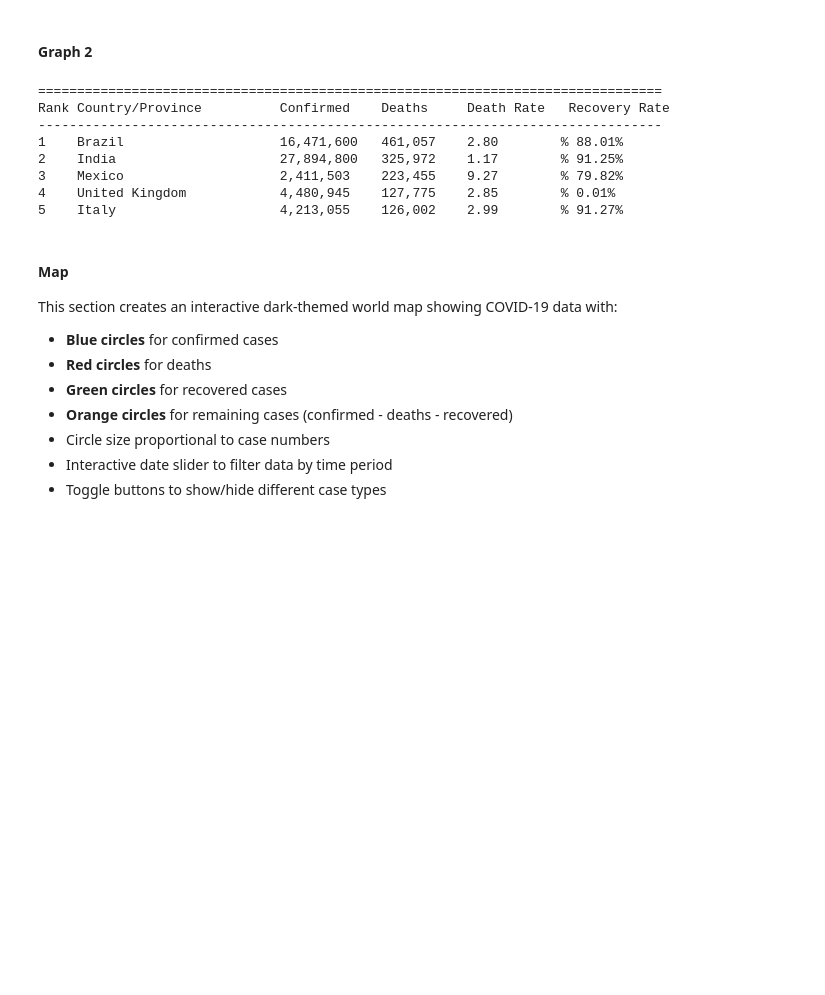
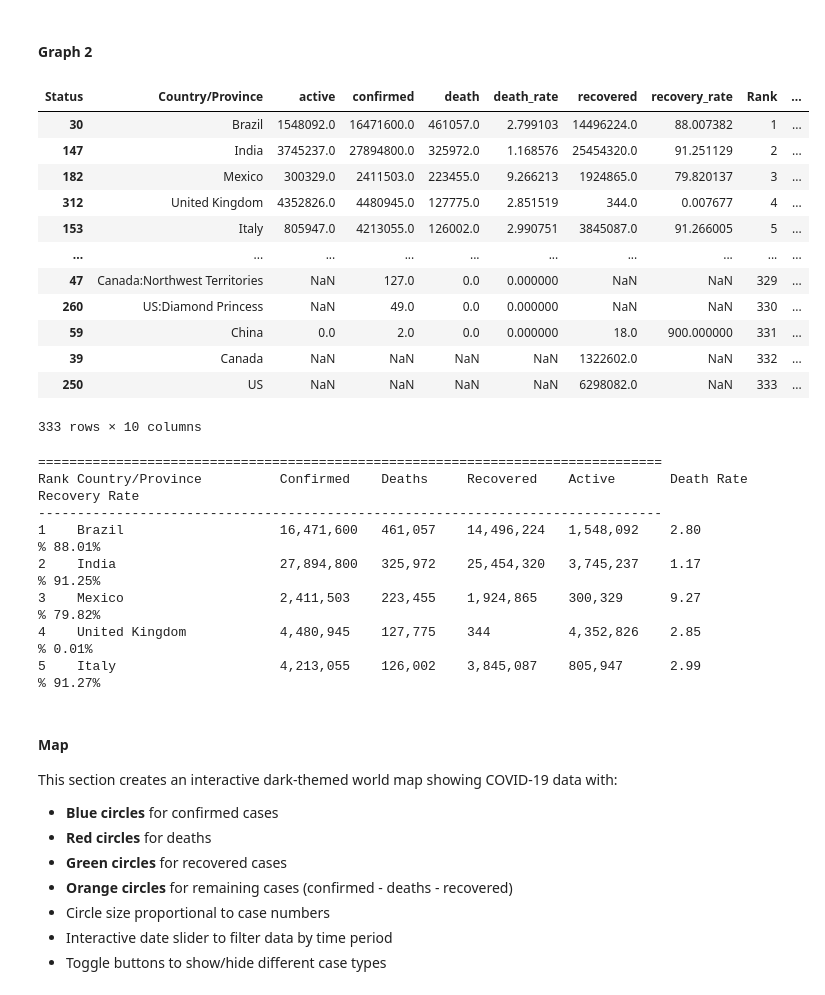
Before and after one commit to Papagiannopoulos/CoVid19-global-dashboard, a Jupyter notebook: Programs/data_cleaning.ipynb, the cells around one changed output. Cells and saved outputs as stored; diff of their text form; code cells hidden in the pictures; blank space fills up the shorter version.

```diff
--- a/Programs/data_cleaning.ipynb
+++ b/Programs/data_cleaning.ipynb
@@ -538,6 +531,22 @@ f"• Death rate: {d['death_rate'].mean():,.2f}%\n",
 • Death rate: 1.63%
 # %% [markdown]
 #### Graph 2
+# %%
+total_per_country_wide
+# %% [output]
+| Status | Country/Province | active | confirmed | death | death_rate | recovered | recovery_rate | Rank | ... |
+| 30 | Brazil | 1548092.0 | 16471600.0 | 461057.0 | 2.799103 | 14496224.0 | 88.007382 | 1 | ... |
+| 147 | India | 3745237.0 | 27894800.0 | 325972.0 | 1.168576 | 25454320.0 | 91.251129 | 2 | ... |
+| 182 | Mexico | 300329.0 | 2411503.0 | 223455.0 | 9.266213 | 1924865.0 | 79.820137 | 3 | ... |
+| 312 | United Kingdom | 4352826.0 | 4480945.0 | 127775.0 | 2.851519 | 344.0 | 0.007677 | 4 | ... |
+| 153 | Italy | 805947.0 | 4213055.0 | 126002.0 | 2.990751 | 3845087.0 | 91.266005 | 5 | ... |
+| ... | ... | ... | ... | ... | ... | ... | ... | ... | ... |
+| 47 | Canada:Northwest Territories | NaN | 127.0 | 0.0 | 0.000000 | NaN | NaN | 329 | ... |
+| 260 | US:Diamond Princess | NaN | 49.0 | 0.0 | 0.000000 | NaN | NaN | 330 | ... |
+| 59 | China | 0.0 | 2.0 | 0.0 | 0.000000 | 18.0 | 900.000000 | 331 | ... |
+| 39 | Canada | NaN | NaN | NaN | NaN | 1322602.0 | NaN | 332 | ... |
+| 250 | US | NaN | NaN | NaN | NaN | 6298082.0 | NaN | 333 | ... |
+333 rows × 10 columns
 # %%
 #Set data
 n = 5
@@ -545,14 +554,12 @@ n = 5
 top_n = total_per_country_wide.head(n).copy()
 
 #Top n countries/states by total confirmed cases
-total_per_country_wide['remained'] = total_per_country_wide['confirmed'] - total_per_country_wide['death'] - total_per_country_wide['recovered']
-total_per_country_wide['incidence_death'] = (total_per_country_wide['remained']*total_per_country_wide['death_rate']/100).fillna(0).astype(int)
-top_remained = total_per_country_wide.sort_values(by = 'remained', ascending = False).head(n)
+total_per_country_wide['incidence_death'] = (total_per_country_wide['active']*total_per_country_wide['death_rate']/100).fillna(0).astype(int)
+top_remained = total_per_country_wide.sort_values(by = 'active', ascending = False).head(n)
 
 #Create subplots
-fig = ps(rows=2, cols=2, subplot_titles=[f'📈 Top {n} countries based on deaths', f'📈 Top {n} countries based on population without outcome',
-                                         f'📈 Death rate of top {n} countries<br>based on population without outcome',
-                                         f'📈 Recovery Rate of top {n} countries<br>based on population without outcome'],
+fig = ps(rows=2, cols=2, subplot_titles=[f'📈 Top {n} countries based on deaths', f'📈 Top {n} countries based on active cases',
+                                         f'📈 Death rate of top {n} countries<br>based on active cases',f'📈 Recovery Rate of top {n} countries<br>based on active cases'],
     specs=[[{"secondary_y": False}, {"secondary_y": False}],[{"secondary_y": False}, {"secondary_y": False}]]
 )
 
@@ -566,13 +573,13 @@ fig.add_trace(go.Bar(x=top_n['Country/Province'],y=top_n['death'],orientation='v
     customdata=np.column_stack((top_n['death'], top_n['confirmed'], top_n['recovered'], top_n['death_rate'],top_n['recovery_rate']))
 ), row = 1, col = 1)
 #Plot 2
-fig.add_trace(go.Bar(x=top_remained['Country/Province'],y=top_remained['remained'],orientation='v',name = '',
+fig.add_trace(go.Bar(x=top_remained['Country/Province'],y=top_remained['active'],orientation='v',name = '',
     marker=dict(color='#ff7f0e', line=dict(color='white', width=2)),
-    text=[f"{val:,.0f}" for val in top_remained['remained']],
+    text=[f"{val:,.0f}" for val in top_remained['active']],
     textposition='outside',textfont=dict(size=12, color='white'),
     hovertemplate='<b>%{x}</b><br>' + 'Active Cases: %{customdata[0]:,}<br>' + 'Death Rate: %{customdata[1]:.2f}%<br>' +
     'Recovery Rate: %{customdata[2]:.2f}%<br>' + 'Daily Cases: %{customdata[3]:.0f}<br>' + 'Daily Deaths: %{customdata[4]:.0f}<br><extra></extra>',
-    customdata=np.column_stack((top_remained['remained'],top_remained['death_rate'],top_remained['recovery_rate'], top_remained['average_daily_cases'], top_remained['average_daily_deaths']))
+    customdata=np.column_stack((top_remained['active'],top_remained['death_rate'],top_remained['recovery_rate'], top_remained['average_daily_cases'], top_remained['average_daily_deaths']))
 ), row = 1, col = 2)
 #Plot 3
 fig.add_trace(go.Bar(x=top_remained['Country/Province'],y=top_remained['death_rate'],orientation='v',
@@ -581,7 +588,7 @@ fig.add_trace(go.Bar(x=top_remained['Country/Province'],y=top_remained['death_ra
     textposition='outside',textfont=dict(size=12, color='white'),
     hovertemplate='<b>%{x}</b><br>' + 'Death Rate: %{customdata[1]:.2f}%<br>' + 'Active Cases: %{customdata[0]:,}<br>' +
     'Recovery Rate: %{customdata[2]:.2f}%<br>' + 'Daily Cases: %{customdata[3]:.0f}<br>' + 'Daily Deaths: %{customdata[4]:.0f}<br><extra></extra>',
-    customdata=np.column_stack((top_remained['remained'],top_remained['death_rate'],top_remained['recovery_rate'], top_remained['average_daily_cases'], top_remained['average_daily_deaths']))
+    customdata=np.column_stack((top_remained['active'],top_remained['death_rate'],top_remained['recovery_rate'], top_remained['average_daily_cases'], top_remained['average_daily_deaths']))
 ), row = 2, col = 1)
 #Plot 4
 fig.add_trace(go.Bar(x=top_remained['Country/Province'],y=top_remained['recovery_rate'],orientation='v',name = '',
@@ -590,7 +597,7 @@ fig.add_trace(go.Bar(x=top_remained['Country/Province'],y=top_remained['recovery
     textposition='outside',textfont=dict(size=12, color='white'),
     hovertemplate='<b>%{x}</b><br>' + 'Recovery Rate: %{customdata[2]:.2f}%<br>' + 'Active Cases: %{customdata[0]:,}<br>' +
     'Death Rate: %{customdata[1]:.2f}%<br>' + 'Daily Cases: %{customdata[3]:.0f}<br>' + 'Daily Deaths: %{customdata[4]:.0f}<br><extra></extra>',
-    customdata=np.column_stack((top_remained['remained'],top_remained['death_rate'],top_remained['recovery_rate'], top_remained['average_daily_cases'], top_remained['average_daily_deaths']))
+    customdata=np.column_stack((top_remained['active'],top_remained['death_rate'],top_remained['recovery_rate'], top_remained['average_daily_cases'], top_remained['average_daily_deaths']))
 ), row = 2, col = 2)
 
 # Update layout
@@ -602,20 +609,20 @@ fig.show()
 # Print detailed ranking
 #print("Top 10 Countries by COVID-19 Impact Metric:")
 print("=" * 80)
-print(f"{'Rank':<4} {'Country/Province':<25} {'Confirmed':<12} {'Deaths':<10} {'Death Rate':<12} {'Recovery Rate'}")
+print(f"{'Rank':<4} {'Country/Province':<25} {'Confirmed':<12} {'Deaths':<10} {'Recovered':<12} {'Active':<12} {'Death Rate':<12} {'Recovery Rate'}")
 print("-" * 80)
 
 for idx, row in top_n.iterrows():
-    print(f"{row['Rank']:<4} {row['Country/Province']:<25} {row['confirmed']:<12,.0f} {row['death']:<10,.0f} {row['death_rate']:<12.2f}% {row['recovery_rate']:.2f}%")
+    print(f"{row['Rank']:<4} {row['Country/Province']:<25} {row['confirmed']:<12,.0f} {row['death']:<10,.0f} {row['recovered']:<12,.0f} {row['active']:<12,.0f} {row['death_rate']:<12.2f}% {row['recovery_rate']:.2f}%")
 # %% [output]
 ================================================================================
-Rank Country/Province          Confirmed    Deaths     Death Rate   Recovery Rate
+Rank Country/Province          Confirmed    Deaths     Recovered    Active       Death Rate   Recovery Rate
 --------------------------------------------------------------------------------
-1    Brazil                    16,471,600   461,057    2.80        % 88.01%
-2    India                     27,894,800   325,972    1.17        % 91.25%
-3    Mexico                    2,411,503    223,455    9.27        % 79.82%
-4    United Kingdom            4,480,945    127,775    2.85        % 0.01%
-5    Italy                     4,213,055    126,002    2.99        % 91.27%
+1    Brazil                    16,471,600   461,057    14,496,224   1,548,092    2.80        % 88.01%
+2    India                     27,894,800   325,972    25,454,320   3,745,237    1.17        % 91.25%
+3    Mexico                    2,411,503    223,455    1,924,865    300,329      9.27        % 79.82%
+4    United Kingdom            4,480,945    127,775    344          4,352,826    2.85        % 0.01%
+5    Italy                     4,213,055    126,002    3,845,087    805,947      2.99        % 91.27%
 # %% [markdown]
 #### Map
 
```
Also changed, not shown: parts of 7 cells of this notebook, 1 other file.
